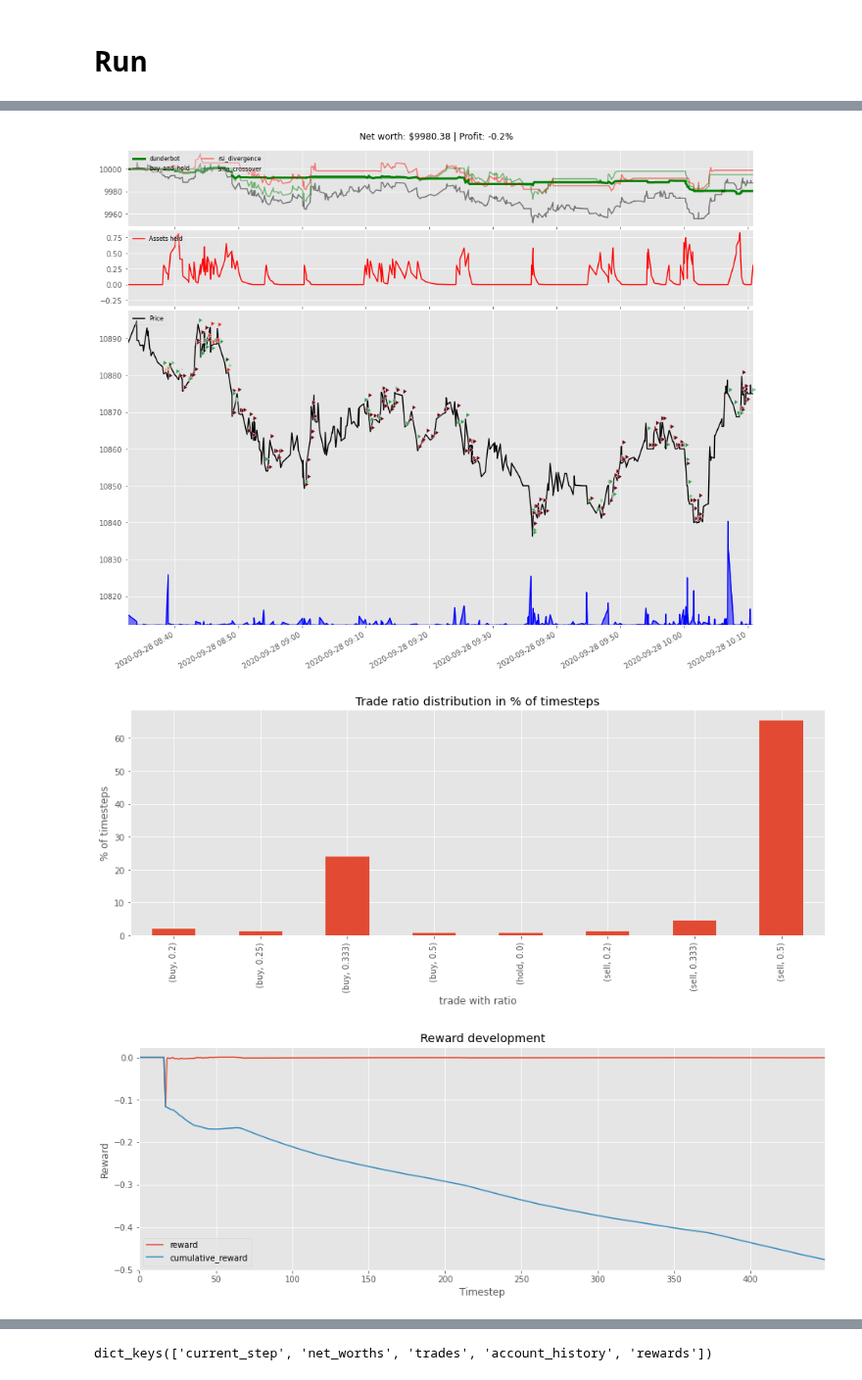
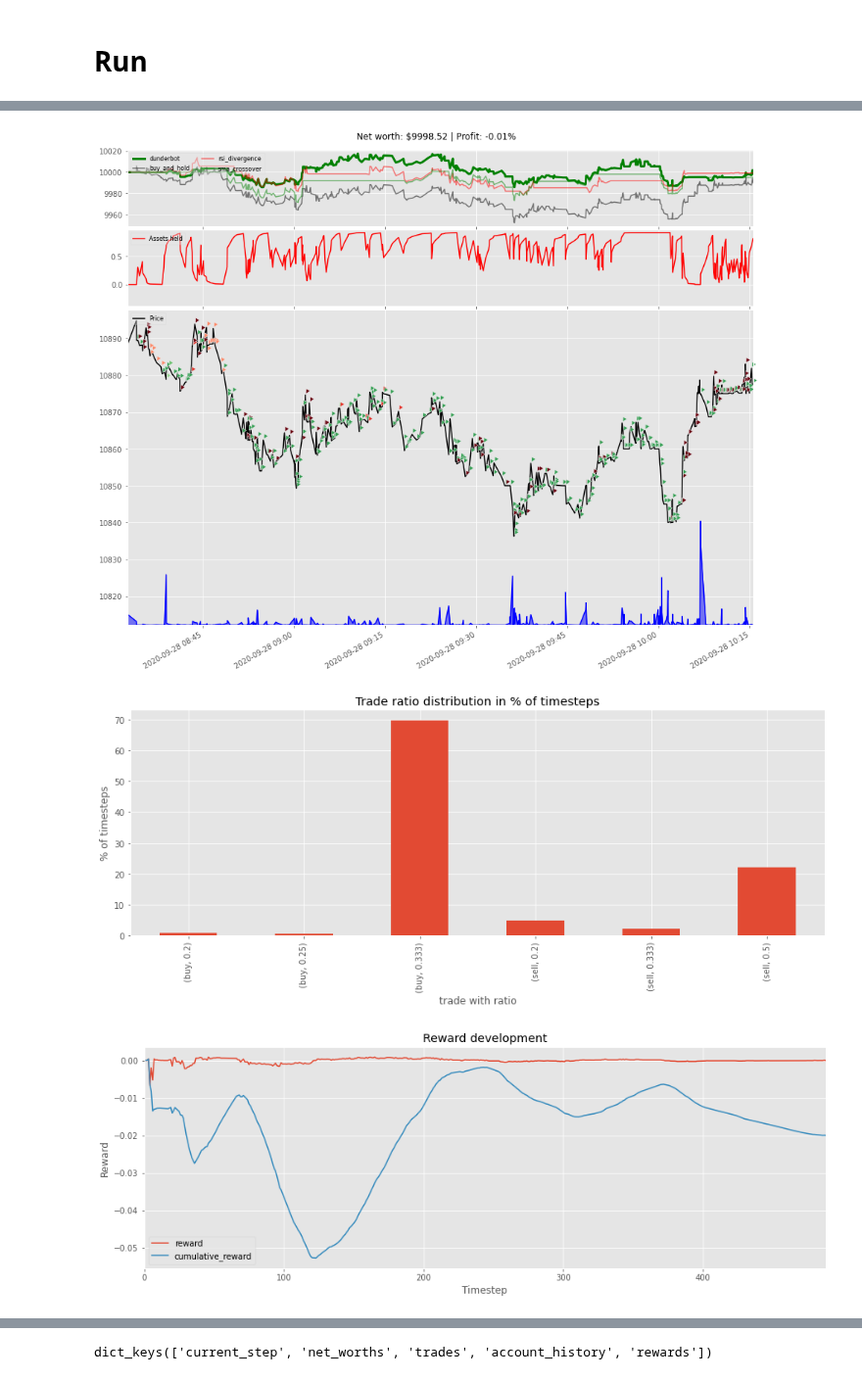
Before and after one commit to perjonasam/dunderbot, a Jupyter notebook: Playground.ipynb, the cells around one changed output, grey strips where cells are left out. Shown at 98% size. Saved outputs shown, nothing was run; the diff lists cells and outputs as text; code cells hidden in the pictures.

Commit message:
Save prediction plots to model folder, and several small improvements.

```diff
--- a/Playground.ipynb
+++ b/Playground.ipynb
@@ -100,7 +97,7 @@ loading config from config/config.yml
 # %% [markdown]
 # Run
 # %%
-record_time = False
+record_steptime = False
 force_refresh = False
 # %%
 %%time
@@ -108,7 +105,7 @@ data_raw.download_and_process(force_refresh=force_refresh)
 df = load.load_OHLC_data()
 df = preprocess.preprocess_data(df=df)
 config.n_cpu=8
-env = run.setup_env(df=df, record_time=record_time)
+env = run.setup_env(df=df, record_steptime=record_steptime)
 # %% [output]
 Processed data avilable locally, no downloading and raw data processing needed.
 LOAD: Loading data with 23615326 samples
@@ -130,8 +122,0 @@ Wall time: 28.6 s
-# %%
-%%time
-past = datetime.now()
-model = run.train(env=env, logging=True)
-#print(f'Avg time per serial timestep: {(datetime.now()-past).total_seconds()/config.train_predict.train_timesteps}')
-#print(f'Avg time per total timestep: {(datetime.now()-past).total_seconds()/config.train_predict.train_timesteps/config.n_cpu}')
-if record_time:
-    create_timedelta_and_plot(model=model)
@@ -143,0 +123,5 @@ Wall time: 9.66 s
+# %%
+%%time
+model = run.train(env=env, n_infoboxes=0)
+if record_steptime:
+    create_timedelta_and_plot(model=model)
@@ -144,4 +134,4 @@ Wall time: 9.66 s
 # %%
 %%time
-run.predict(df=df, timesteps=450, rendermode='plots')
+run.predict(df=df, rendermode='plots', model_dir='./data/models/21')
 # %% [output]
@@ -165,3 +143,3 @@ X1: 245
-[figure, old version]
+[figure, new version]
-[figure, old version]
+[figure, new version]
-[figure, old version]
+[figure, new version]
```
Also changed, not shown: parts of 16 cells of this notebook, 8 other files.
